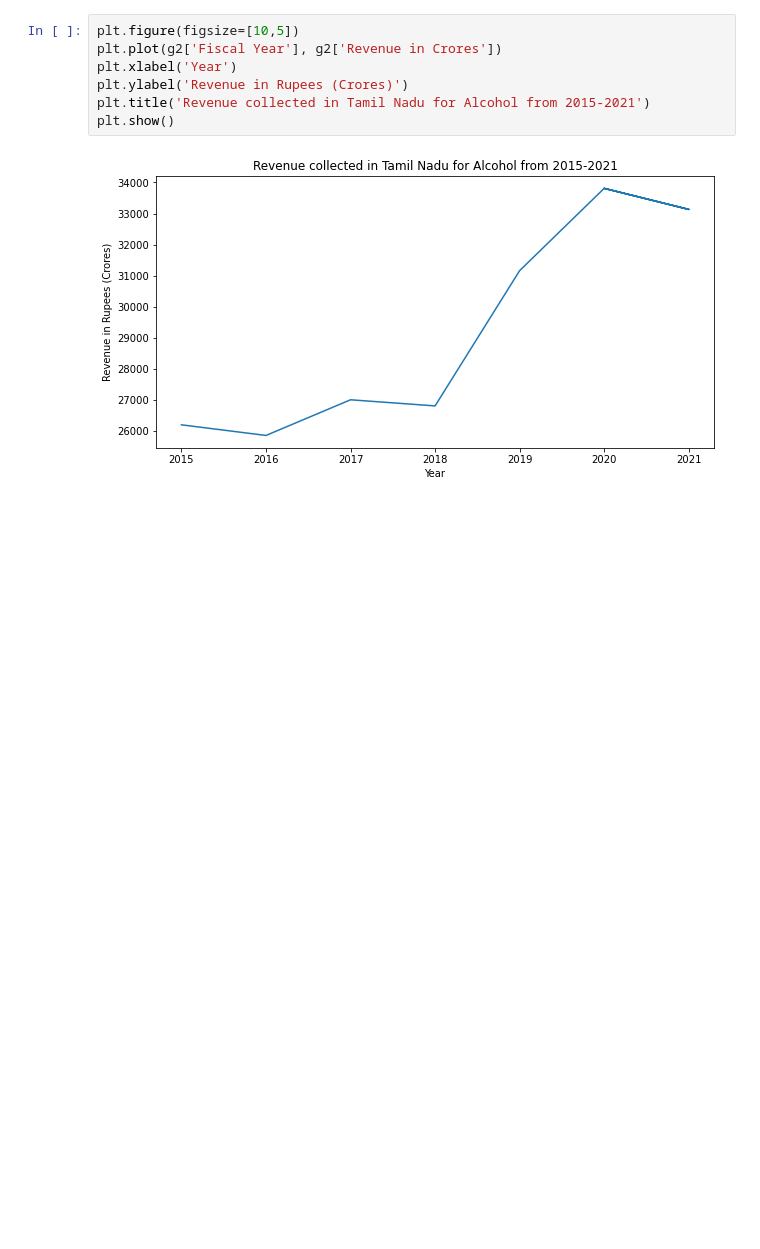
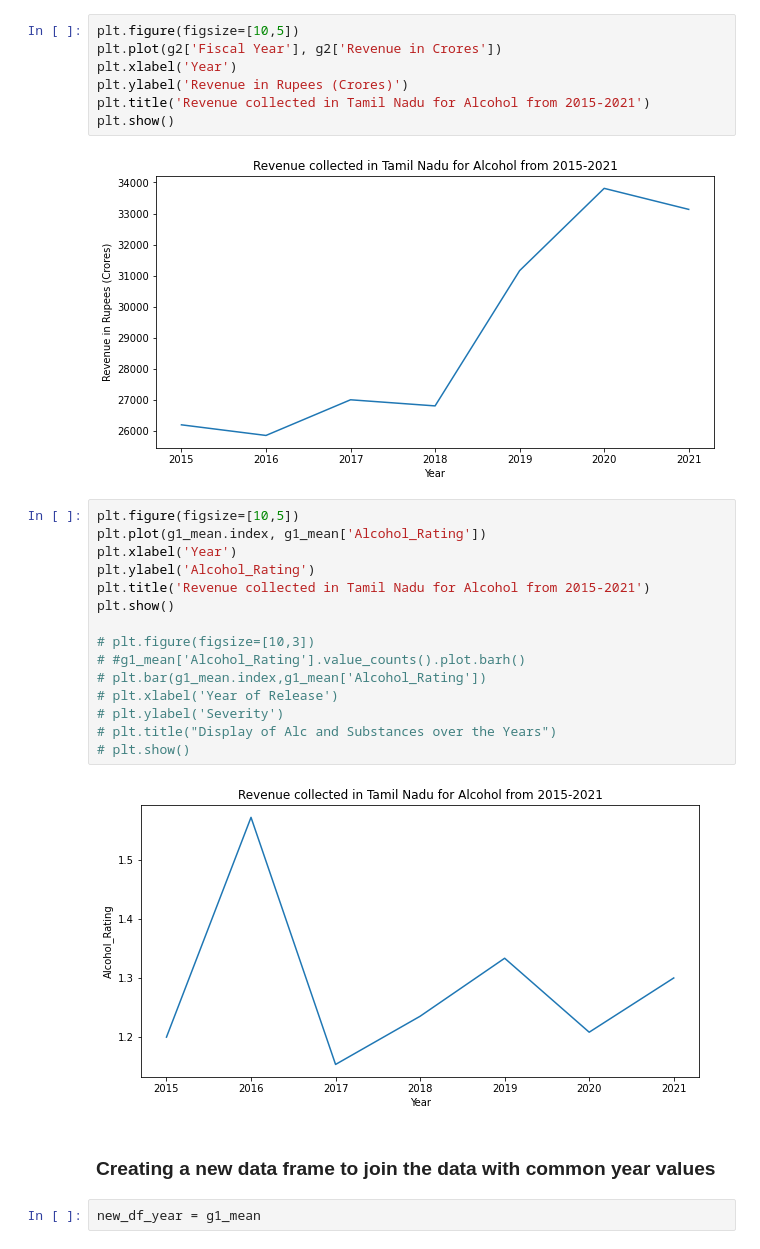
Before and after one commit to Roshni-Bala/Movies-Alcohol-Data-Analysis, a Jupyter notebook: Movies.ipynb, the cells around one changed output. Drawn from its saved outputs; the diff is of its cells as text; blank space fills up the shorter version.

Commit message:
adding multi line chart

```diff
--- a/Movies.ipynb
+++ b/Movies.ipynb
@@ -470,3 +488,24 @@ plt.title('Revenue collected in Tamil Nadu for Alcohol from 2015-2021')
 plt.show()
 # %% [output]
 [figure]
+# %%
+plt.figure(figsize=[10,5])
+plt.plot(g1_mean.index, g1_mean['Alcohol_Rating'])
+plt.xlabel('Year')
+plt.ylabel('Alcohol_Rating')
+plt.title('Revenue collected in Tamil Nadu for Alcohol from 2015-2021')
+plt.show()
+
+# plt.figure(figsize=[10,3])
+# #g1_mean['Alcohol_Rating'].value_counts().plot.barh()
+# plt.bar(g1_mean.index,g1_mean['Alcohol_Rating'])
+# plt.xlabel('Year of Release')
+# plt.ylabel('Severity')
+# plt.title("Display of Alc and Substances over the Years")
+# plt.show()
+# %% [output]
+[figure, added]
+# %% [markdown]
+### Creating a new data frame to join the data with common year values
+# %%
+new_df_year = g1_mean
```
Also changed, not shown: parts of 15 cells of this notebook.
